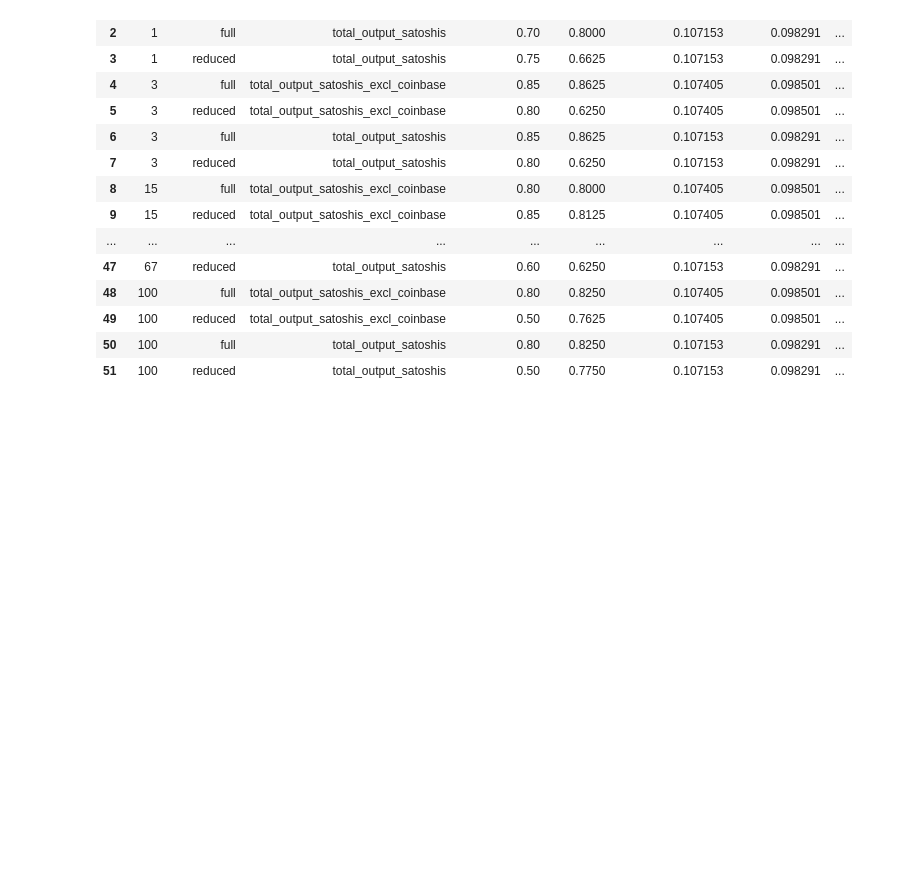
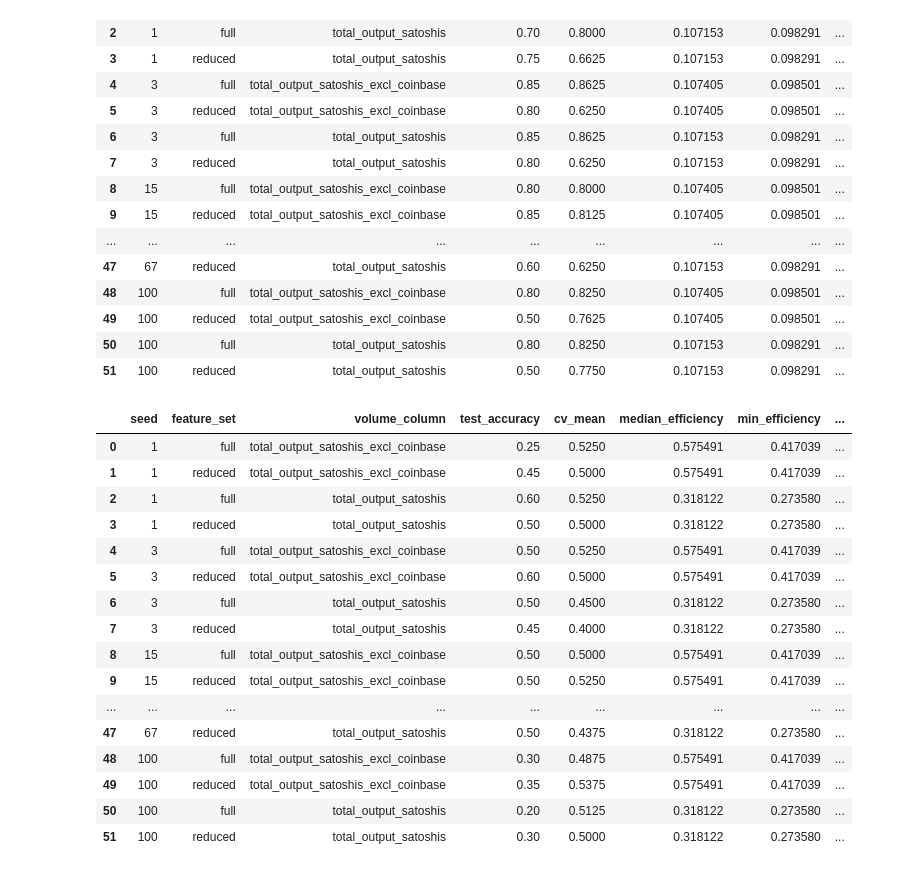
Before and after one commit to Kwokym111/poai_simulation, a Jupyter notebook: src/preprocess.ipynb, the cells around one changed output. Saved outputs shown, nothing was run; the diff lists cells and outputs as text; code cells hidden in the pictures; blank space fills up the shorter version.

```diff
--- a/src/preprocess.ipynb
+++ b/src/preprocess.ipynb
@@ -208,10 +288,10 @@ final_results
 seeds = [1, 3, 15, 17, 25, 29, 30, 36, 42, 50, 51, 67, 100]
 diff_seed_results_df = []
 for seed in seeds:
-    diff_seed_results_df.append(preprocess_and_test(df, seed, "total_output_satoshis_excl_coinbase", "full"))
-    diff_seed_results_df.append(preprocess_and_test(df, seed, "total_output_satoshis_excl_coinbase", "reduced"))
-    diff_seed_results_df.append(preprocess_and_test(df, seed, "total_output_satoshis", "full"))
-    diff_seed_results_df.append(preprocess_and_test(df, seed, "total_output_satoshis", "reduced"))
+    diff_seed_results_df.append(preprocess_and_test(df, seed, "total_output_satoshis_excl_coinbase", "ratio_of_means", "full"))
+    diff_seed_results_df.append(preprocess_and_test(df, seed, "total_output_satoshis_excl_coinbase", "ratio_of_means", "reduced"))
+    diff_seed_results_df.append(preprocess_and_test(df, seed, "total_output_satoshis", "ratio_of_means", "full"))
+    diff_seed_results_df.append(preprocess_and_test(df, seed, "total_output_satoshis", "ratio_of_means", "reduced"))
 
 diff_seed_final_results = pd.concat(diff_seed_results_df, ignore_index=True)
 diff_seed_final_results
@@ -233,3 +313,32 @@ diff_seed_final_results
 | 49 | 100 | reduced | total_output_satoshis_excl_coinbase | 0.50 | 0.7625 | 0.107405 | 0.098501 | ... |
 | 50 | 100 | full | total_output_satoshis | 0.80 | 0.8250 | 0.107153 | 0.098291 | ... |
 | 51 | 100 | reduced | total_output_satoshis | 0.50 | 0.7750 | 0.107153 | 0.098291 | ... |
+# %%
+seeds = [1, 3, 15, 17, 25, 29, 30, 36, 42, 50, 51, 67, 100]
+diff_seed_results_df = []
+for seed in seeds:
+    diff_seed_results_df.append(preprocess_and_test(df, seed, "total_output_satoshis_excl_coinbase", "mean_of_ratios", "full"))
+    diff_seed_results_df.append(preprocess_and_test(df, seed, "total_output_satoshis_excl_coinbase", "mean_of_ratios", "reduced"))
+    diff_seed_results_df.append(preprocess_and_test(df, seed, "total_output_satoshis", "mean_of_ratios", "full"))
+    diff_seed_results_df.append(preprocess_and_test(df, seed, "total_output_satoshis", "mean_of_ratios", "reduced"))
+
+diff_seed_final_results = pd.concat(diff_seed_results_df, ignore_index=True)
+diff_seed_final_results
+# %% [output]
+|  | seed | feature_set | volume_column | test_accuracy | cv_mean | median_efficiency | min_efficiency | ... |
+| 0 | 1 | full | total_output_satoshis_excl_coinbase | 0.25 | 0.5250 | 0.575491 | 0.417039 | ... |
+| 1 | 1 | reduced | total_output_satoshis_excl_coinbase | 0.45 | 0.5000 | 0.575491 | 0.417039 | ... |
+| 2 | 1 | full | total_output_satoshis | 0.60 | 0.5250 | 0.318122 | 0.273580 | ... |
+| 3 | 1 | reduced | total_output_satoshis | 0.50 | 0.5000 | 0.318122 | 0.273580 | ... |
+| 4 | 3 | full | total_output_satoshis_excl_coinbase | 0.50 | 0.5250 | 0.575491 | 0.417039 | ... |
+| 5 | 3 | reduced | total_output_satoshis_excl_coinbase | 0.60 | 0.5000 | 0.575491 | 0.417039 | ... |
+| 6 | 3 | full | total_output_satoshis | 0.50 | 0.4500 | 0.318122 | 0.273580 | ... |
+| 7 | 3 | reduced | total_output_satoshis | 0.45 | 0.4000 | 0.318122 | 0.273580 | ... |
+| 8 | 15 | full | total_output_satoshis_excl_coinbase | 0.50 | 0.5000 | 0.575491 | 0.417039 | ... |
+| 9 | 15 | reduced | total_output_satoshis_excl_coinbase | 0.50 | 0.5250 | 0.575491 | 0.417039 | ... |
+| ... | ... | ... | ... | ... | ... | ... | ... | ... |
+| 47 | 67 | reduced | total_output_satoshis | 0.50 | 0.4375 | 0.318122 | 0.273580 | ... |
+| 48 | 100 | full | total_output_satoshis_excl_coinbase | 0.30 | 0.4875 | 0.575491 | 0.417039 | ... |
+| 49 | 100 | reduced | total_output_satoshis_excl_coinbase | 0.35 | 0.5375 | 0.575491 | 0.417039 | ... |
+| 50 | 100 | full | total_output_satoshis | 0.20 | 0.5125 | 0.318122 | 0.273580 | ... |
+| 51 | 100 | reduced | total_output_satoshis | 0.30 | 0.5000 | 0.318122 | 0.273580 | ... |
```
Also changed, not shown: parts of 9 cells of this notebook.
